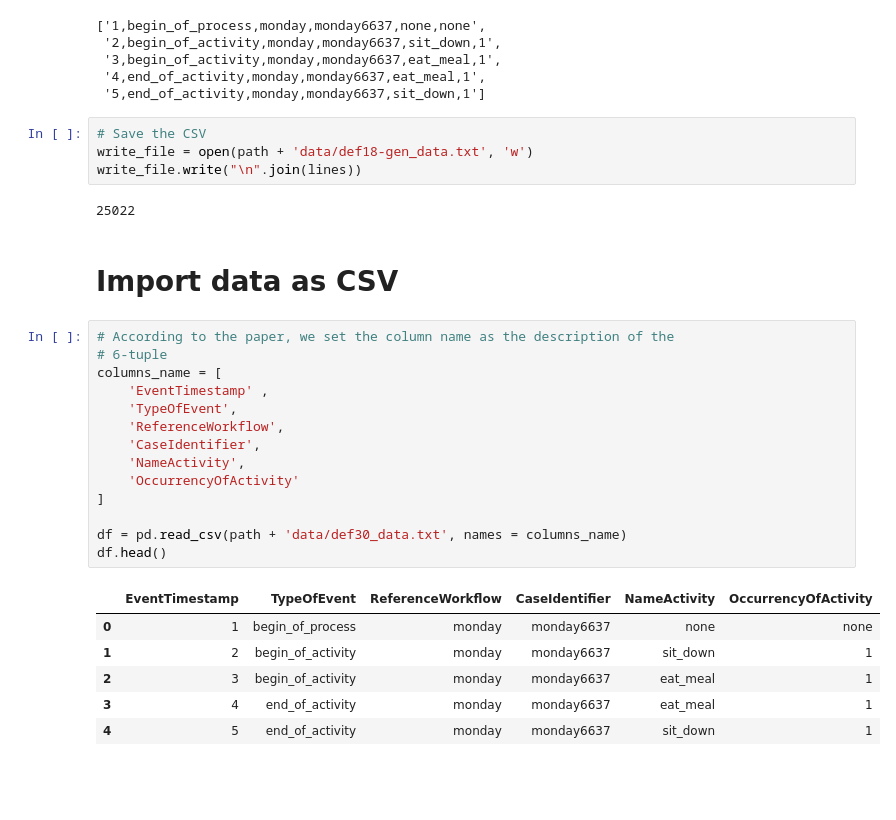
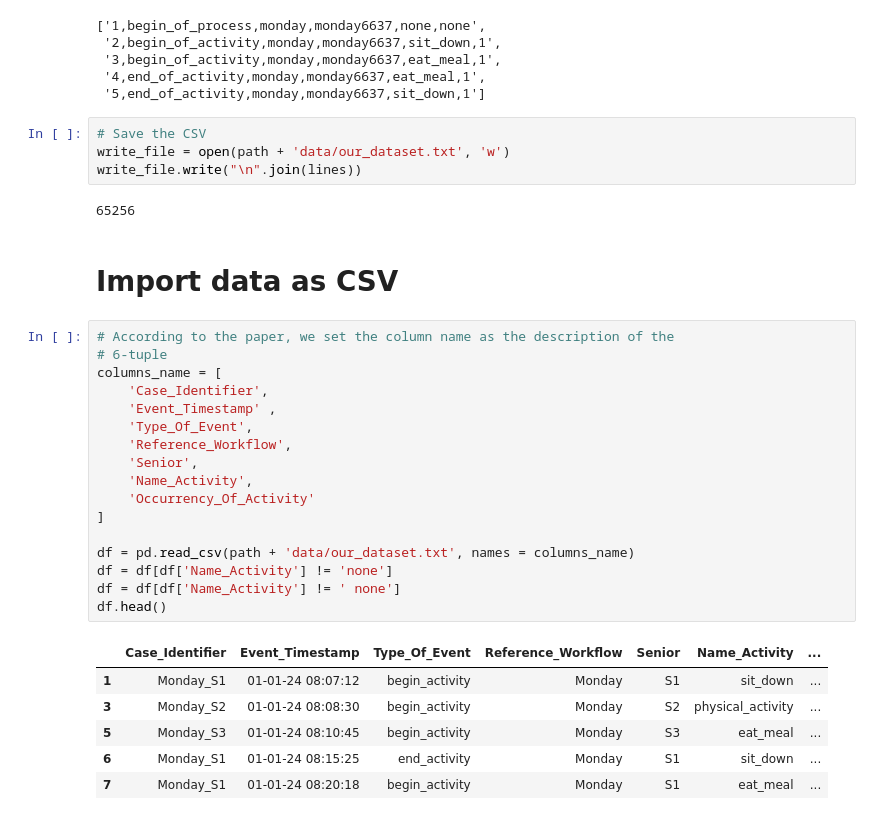
Before and after one commit to VitoNicolaLosavio/ProcessMiningProject, a Jupyter notebook: ProcessMiningProject.ipynb, the cells around one changed output. Cells and saved outputs as stored; diff of their text form; blank space fills up the shorter version.

Commit message:
Adaptation of the dataset

```diff
--- a/ProcessMiningProject.ipynb
+++ b/ProcessMiningProject.ipynb
@@ -54,30 +55,33 @@ lines[:5]
  '5,end_of_activity,monday,monday6637,sit_down,1']
 # %%
 # Save the CSV
-write_file = open(path + 'data/def18-gen_data.txt', 'w')
+write_file = open(path + 'data/our_dataset.txt', 'w')
 write_file.write("\n".join(lines))
 # %% [output]
-25022
+65256
 # %% [markdown]
 # Import data as CSV
 # %%
 # According to the paper, we set the column name as the description of the
 # 6-tuple
 columns_name = [
-    'EventTimestamp' ,
-    'TypeOfEvent',
-    'ReferenceWorkflow',
-    'CaseIdentifier',
-    'NameActivity',
-    'OccurrencyOfActivity'
+    'Case_Identifier',
+    'Event_Timestamp' ,
+    'Type_Of_Event',
+    'Reference_Workflow',
+    'Senior',
+    'Name_Activity',
+    'Occurrency_Of_Activity'
 ]
 
-df = pd.read_csv(path + 'data/def30_data.txt', names = columns_name)
+df = pd.read_csv(path + 'data/our_dataset.txt', names = columns_name)
+df = df[df['Name_Activity'] != 'none']
+df = df[df['Name_Activity'] != ' none']
 df.head()
 # %% [output]
-|  | EventTimestamp | TypeOfEvent | ReferenceWorkflow | CaseIdentifier | NameActivity | OccurrencyOfActivity |
-| 0 | 1 | begin_of_process | monday | monday6637 | none | none |
-| 1 | 2 | begin_of_activity | monday | monday6637 | sit_down | 1 |
-| 2 | 3 | begin_of_activity | monday | monday6637 | eat_meal | 1 |
-| 3 | 4 | end_of_activity | monday | monday6637 | eat_meal | 1 |
-| 4 | 5 | end_of_activity | monday | monday6637 | sit_down | 1 |
+|  | Case_Identifier | Event_Timestamp | Type_Of_Event | Reference_Workflow | Senior | Name_Activity | ... |
+| 1 | Monday_S1 | 01-01-24 08:07:12 | begin_activity | Monday | S1 | sit_down | ... |
+| 3 | Monday_S2 | 01-01-24 08:08:30 | begin_activity | Monday | S2 | physical_activity | ... |
+| 5 | Monday_S3 | 01-01-24 08:10:45 | begin_activity | Monday | S3 | eat_meal | ... |
+| 6 | Monday_S1 | 01-01-24 08:15:25 | end_activity | Monday | S1 | sit_down | ... |
+| 7 | Monday_S1 | 01-01-24 08:20:18 | begin_activity | Monday | S1 | eat_meal | ... |
```
Also changed, not shown: parts of 10 cells of this notebook, 6 other files.
